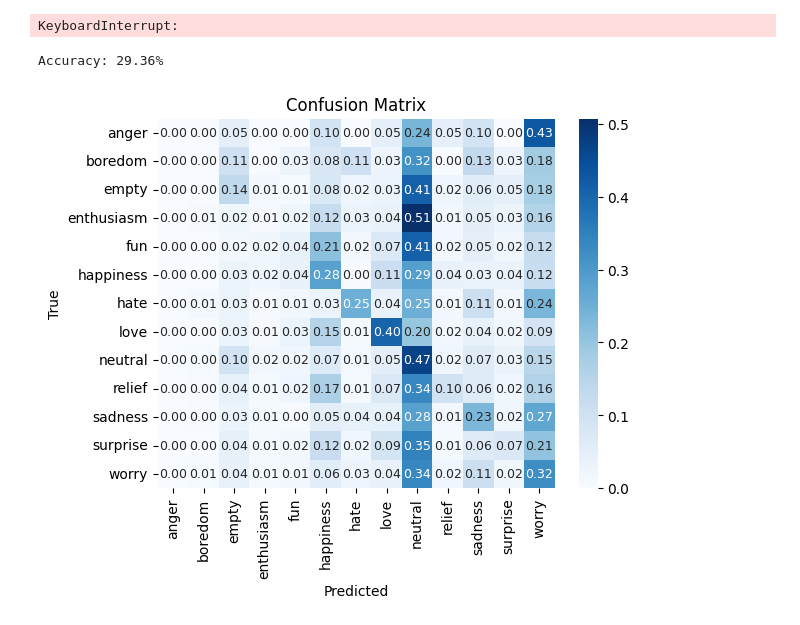
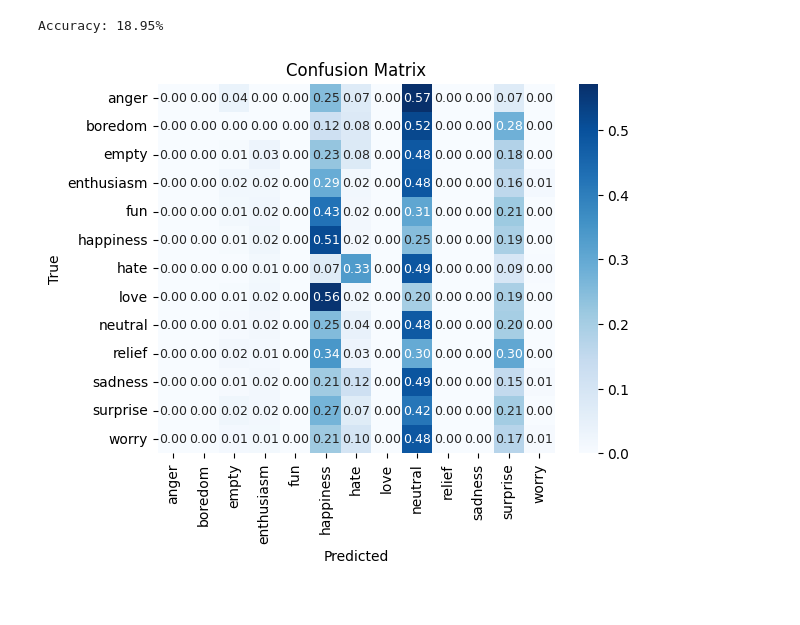
Before and after one commit to Etto48/DataMiningProject, a Jupyter notebook: src/notebooks/xval.ipynb, the cells around one changed output. Cells and saved outputs as stored; diff of their text form; code cells hidden in the pictures.

```diff
--- a/src/notebooks/xval.ipynb
+++ b/src/notebooks/xval.ipynb
@@ -9,23 +9,18 @@ import numpy as np
 import seaborn as sns
 
 dataset: Dataset = Dataset.load(f"{PROJECT_ROOT}/data/crowdflower.tsv")
-model: Model = create_model(kind="random_forest", criterion="gini", min_impurity_decrease=1e-12, n_estimators=1000, n_jobs=-1)
+model: Model = create_model(kind="neural_network", encoding="tfidf", base_size=32, depth=10)
 # %%
 train, valid = dataset.fold(0, 5)
 model.train(train)
 accuracy, cm = model.evaluate(valid, metric=lambda pred, true: (metrics.accuracy_score(pred,true), metrics.confusion_matrix(pred,true, normalize="true")))
-# %% [output]
-KeyboardInterrupt:
 # %%
 print(f"Accuracy: {accuracy*100:.2f}%")
-sns.heatmap(cm, annot=True, cmap="Blues", fmt=".2f", annot_kws={"size": 9})
-classes = model.classes()
-plt.xticks(np.arange(len(classes)) + 0.5, classes, rotation=90)
-plt.yticks(np.arange(len(classes)) + 0.5, classes, rotation=0)
+sns.heatmap(cm, annot=True, cmap="Blues", fmt=".2f", annot_kws={"size": 9}, xticklabels=model.classes(), yticklabels=model.classes())
 plt.xlabel("Predicted")
 plt.ylabel("True")
 plt.title("Confusion Matrix")
 plt.show()
 # %% [output]
-Accuracy: 29.36%
+Accuracy: 18.95%
-[figure, old version]
+[figure, new version]
```
Also changed, not shown: 10 other files.
